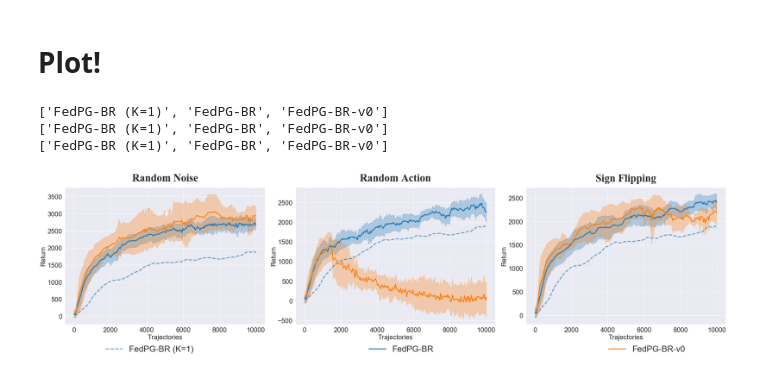
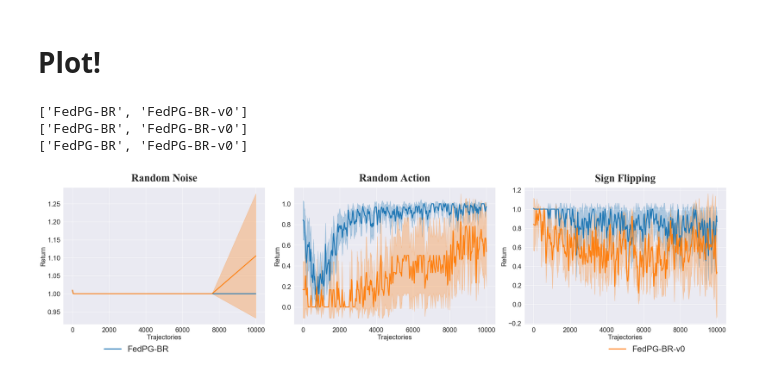
Before and after one commit to flint-xf-fan/Byzantine-Federated-RL, a Jupyter notebook: codes/EXP2_appendix1.1.ipynb, the cells around one changed output. Drawn from its saved outputs; the diff is of its cells as text; code cells hidden in the pictures.

```diff
--- a/codes/EXP2_appendix1.1.ipynb
+++ b/codes/EXP2_appendix1.1.ipynb
@@ -58,14 +58,14 @@ for experiment_id in experiment_ids2:
 dfws = []
 for idx_, experiment in enumerate(experiments):
     dfw = experiment.get_scalars(pivot=False)
-    dfw = dfw[dfw.tag.str.startswith("validate/total")]
+    dfw = dfw[dfw.tag.str.startswith("Byzantine/recall")]
 #     if idx_ == 2:
 #         dfw = dfw[dfw.run.str.contains("W10B3-SF_20210126T1350")]# filter the discarded runs for cartpole only!
     dfws.append(dfw)
 
 for idx_, experiment in enumerate(experiments2):
     dfw = experiment.get_scalars(pivot=False)
-    dfw = dfw[dfw.tag.str.startswith("validate/total")]
+    dfw = dfw[dfw.tag.str.startswith("Byzantine/recall")]
 #     if idx_ == 2:
 #         dfw = dfw[dfw.run.str.contains("W10B3-SF_20210126T1350")]# filter the discarded runs for cartpole only!
     dfws.append(dfw)
@@ -130,8 +125,8 @@ for plot_id in range(3):
 #                 runs_ordered.append('SVRG')
 #                 runs_ordered_labels.append('SVRPG (K=1)')
             elif i == 2 and 'Ours' in name and 'W10' in name:
-                runs_ordered.append('Ours')
-                runs_ordered_labels.append('FedPG-BR (K=1)')
+#                 runs_ordered.append('Ours')
+#                 runs_ordered_labels.append('FedPG-BR (K=1)')
                 runs_ordered.append(name)
                 runs_ordered_labels.append('FedPG-BR')
             elif i == 3 and 'Ju' in name and 'W10' in name:
@@ -177,40 +172,40 @@ for plot_id in range(3):
             mean = np.mean(lines, axis=0)
             l, h = stats.norm.interval(interval, loc=np.mean(lines, axis = 0), scale=stats.sem(lines, axis = 0))
 
-            axes[plot_id].plot(mean, label=(f"{runs_ordered_labels[idx]}"), linewidth=3, color = colors[idx // 2])
-            axes[plot_id].fill_between(range(int(max_trajectories)), l, h, alpha = 0.3, color = colors[idx // 2])
+            axes[plot_id].plot(mean, label=(f"{runs_ordered_labels[idx]}"), linewidth=3, color = colors[idx])
+            axes[plot_id].fill_between(range(int(max_trajectories)), l, h, alpha = 0.3, color = colors[idx])
 
 
         axes[plot_id].set_title(ENV_NAMES[plot_id], fontsize=35,
                                 pad=20,
                                 fontname='Times New Roman')
         axes[plot_id].tick_params(labelsize=22)
         axes[plot_id].set_xlabel("Trajectories", fontsize=22)
         axes[plot_id].set_ylabel("Return", fontsize=22)
 
 
 # ax.set_yticklabels(y_ticks, rotation=0, fontsize=8)
 # plt.legend(loc='bottom',
 #            ncol=1,
 #            handlelength=1,
 #            mode="expand",
 #            bbox_to_anchor=(1.05, 0, 1,0), borderaxespad=0, prop={'size': 13})
 plt.tight_layout(pad=1)
 # plt.rcParams["font.family"] = "Times New Roman"
 
 # Shrink current axis's height by 10% on the bottom
 
 length_ = (axes[2].get_position().x1 - axes[0].get_position().x0) / (axes[0].get_position().x1 - axes[0].get_position().x0)
 
 # Put a legend below current axis
 plt_lgd = plt.legend(loc='upper left', bbox_to_anchor=(length_ * 0.05, -0.1, length_ * 0.9, 0), bbox_transform=axes[0].transAxes,
          mode = "expand", fancybox=False, shadow=False, ncol=3, fontsize = 28, frameon=False)
 
 plt.savefig('./Appendix_Halfcheetah.pdf', format='svg', dpi=600,
             bbox_extra_artists=(plt_lgd,), bbox_inches='tight')
 plt.show()
 # %% [output]
-['FedPG-BR (K=1)', 'FedPG-BR', 'FedPG-BR-v0']
-['FedPG-BR (K=1)', 'FedPG-BR', 'FedPG-BR-v0']
-['FedPG-BR (K=1)', 'FedPG-BR', 'FedPG-BR-v0']
+['FedPG-BR', 'FedPG-BR-v0']
+['FedPG-BR', 'FedPG-BR-v0']
+['FedPG-BR', 'FedPG-BR-v0']
-[figure, old version]
+[figure, new version]
```
Also changed, not shown: parts of 2 cells of this notebook, 7 other files.
